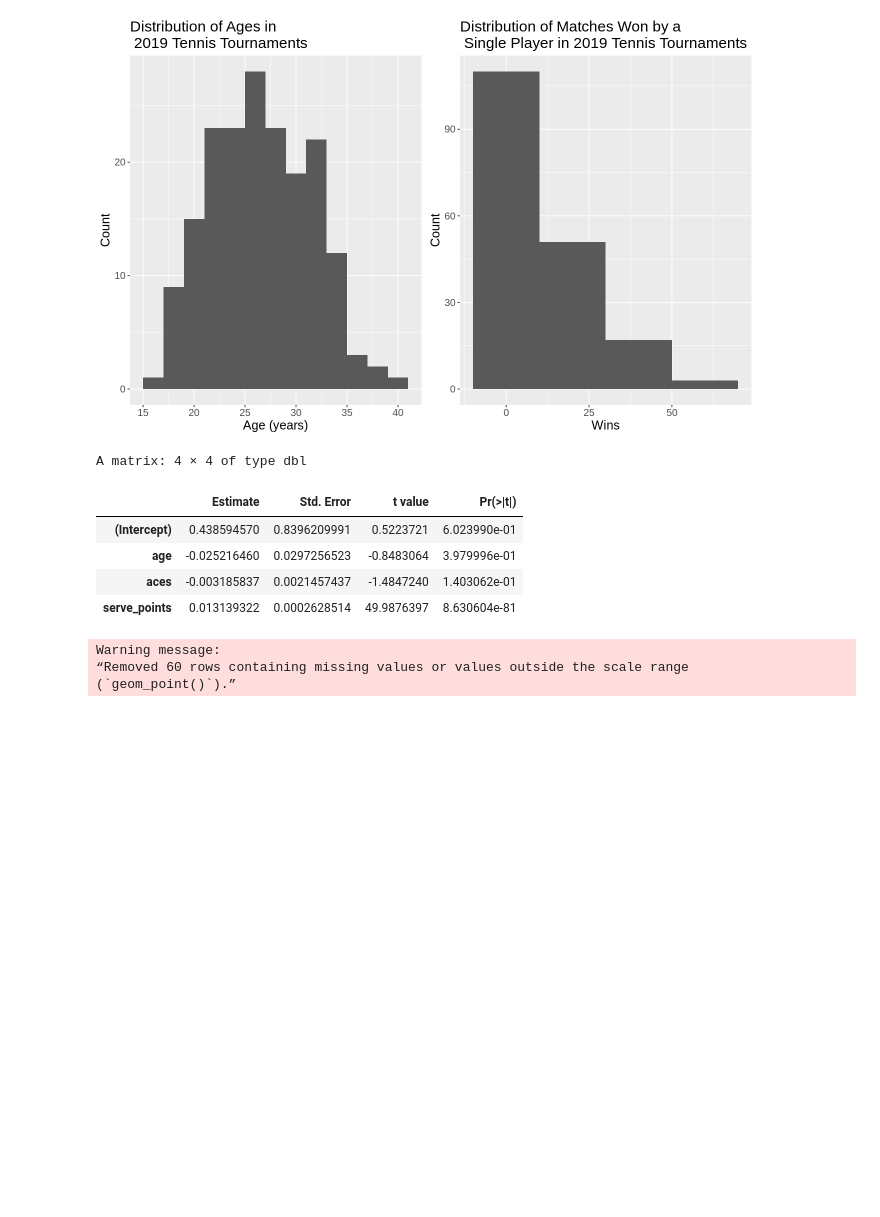
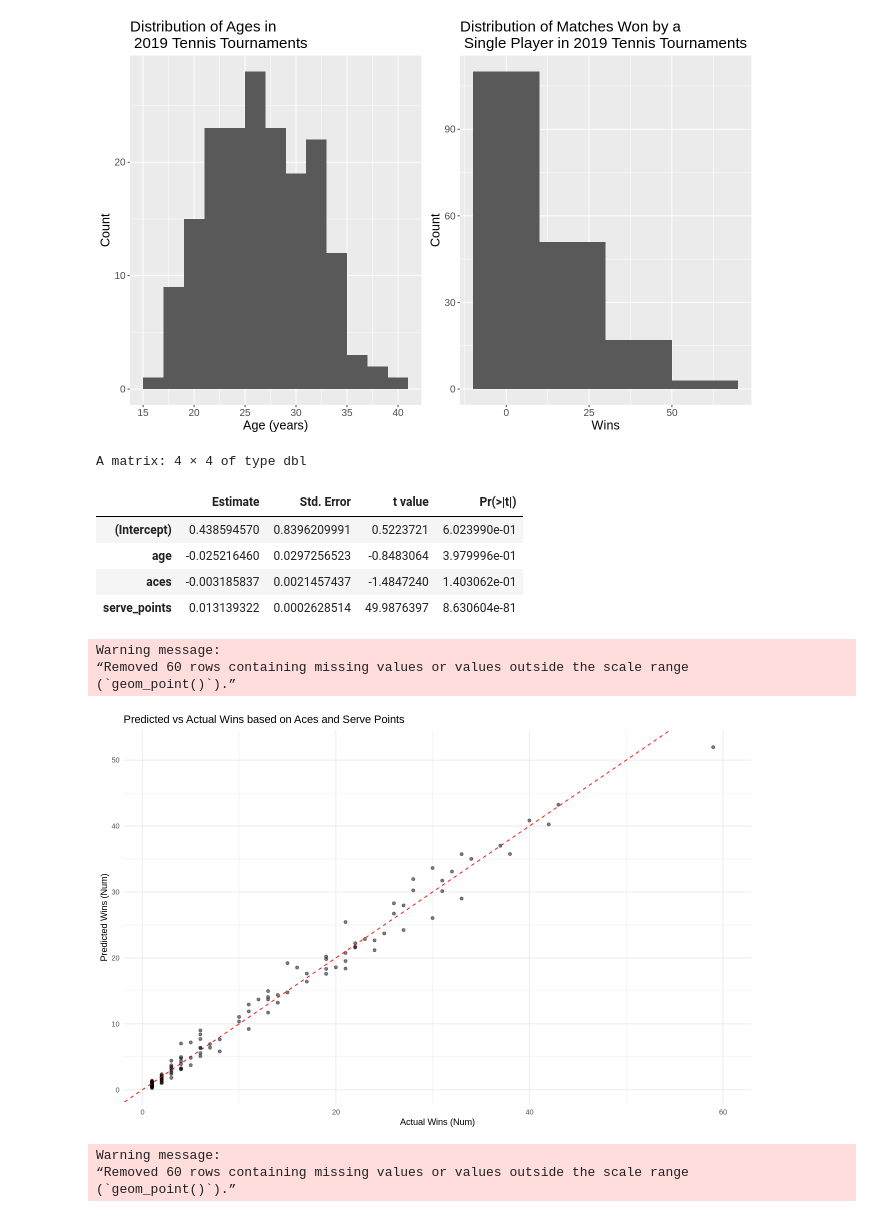
Before and after one commit to Wjolff/dsci-100-project-group20, a Jupyter notebook: group_project_proposal.ipynb, the cells around one changed output. Cells and saved outputs as stored; diff of their text form; code cells hidden in the pictures; blank space fills up the shorter version.

```diff
--- a/group_project_proposal.ipynb
+++ b/group_project_proposal.ipynb
@@ -125,7 +145,7 @@ predictions <- predict(linear_reg_fit, new_data = atp_training) |>
 # %%
 #------Note! This is for method and result people------------
 
-#Extract out cofficients out (ages, serve points, aces)
+#Extract out cofficients (ages, serve points, aces)
 model_coefficients <- summary(linear_reg_fit$fit)$coefficients
 model_coefficients
 # Here's a note for method people:
@@ -145,33 +165,37 @@ wins_comparsion_plot <- ggplot(predictions, aes(x = wins, y = predicted_wins)) +
                         labs(x = "Actual Wins (Num)", y = "Predicted Wins (Num)",
                         title = "Predicted vs Actual Wins based on Aces and Serve Points") +
                         theme_minimal()
-
+wins_comparsion_plot
 #------Another Note for the above visualization--------
 # This visualization *wins_comparsion_plot* is for the predictive wins made by the linear regression model
 # this is the relation between the actual wins of players and the prediction of the wins
 # Why is this form? Because i have tried a lot of variants and the aces and serve points did
 # not actually contribute that much in the win rates, so i've decided to merge them into one
 # graph of the prediction of the wins.
 
 # Each POINT on the graph represents an individual player.
 # The x is the number of matches the player actually won in 2019,
 # and the y is the number of matches the regression model predicts
 # they should have won based on their age, aces, and serve points.
 
 # For the RED DASHED LINE: This is the line of perfect prediction.
 # If every point fell on this line, it would mean that the model's predictions were exactly accurate (which is not)
 # I used dashed line because it would make the graph easier to look
 
 # For Points' Distribution: how the points spread around the red dashed line indicates the model's accuracy.
 # Points close to the line suggest accurate predictions, while points far from the line means just less accurate.
 #you can delete this note after
 #---------Note Ends here---------------------------------
 # %% [output]
 A matrix: 4 × 4 of type dbl
 |  | Estimate | Std. Error | t value | Pr(>|t|) |
 | (Intercept) | 0.438594570 | 0.8396209991 | 0.5223721 | 6.023990e-01 |
 | age | -0.025216460 | 0.0297256523 | -0.8483064 | 3.979996e-01 |
 | aces | -0.003185837 | 0.0021457437 | -1.4847240 | 1.403062e-01 |
 | serve_points | 0.013139322 | 0.0002628514 | 49.9876397 | 8.630604e-81 |
+Warning message:
+“Removed 60 rows containing missing values or values outside the scale range
+(`geom_point()`).”
+[figure, added]
 # %%
 # Analysis to visualize how age affects wins
```
Also changed, not shown: parts of 9 cells of this notebook.
